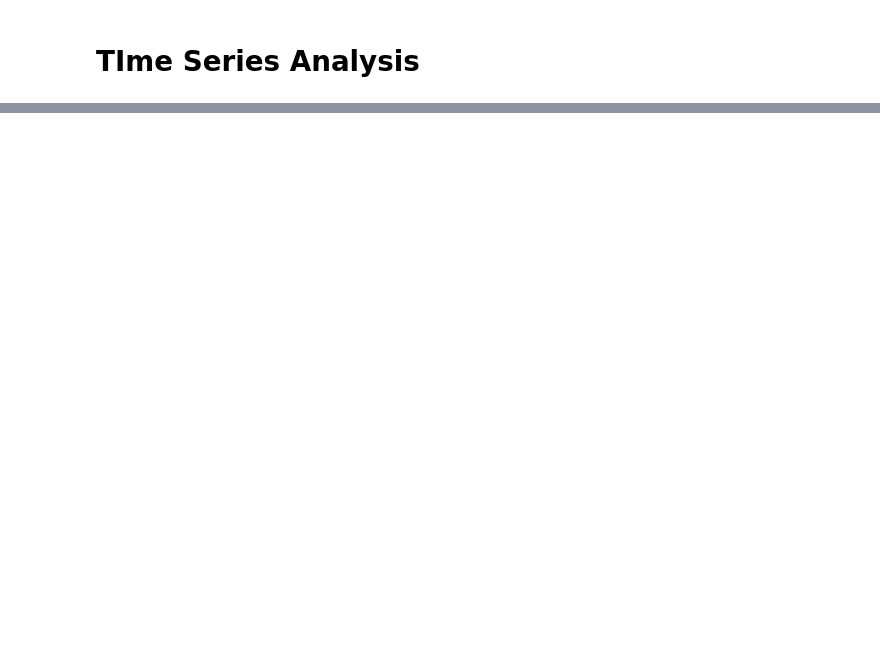
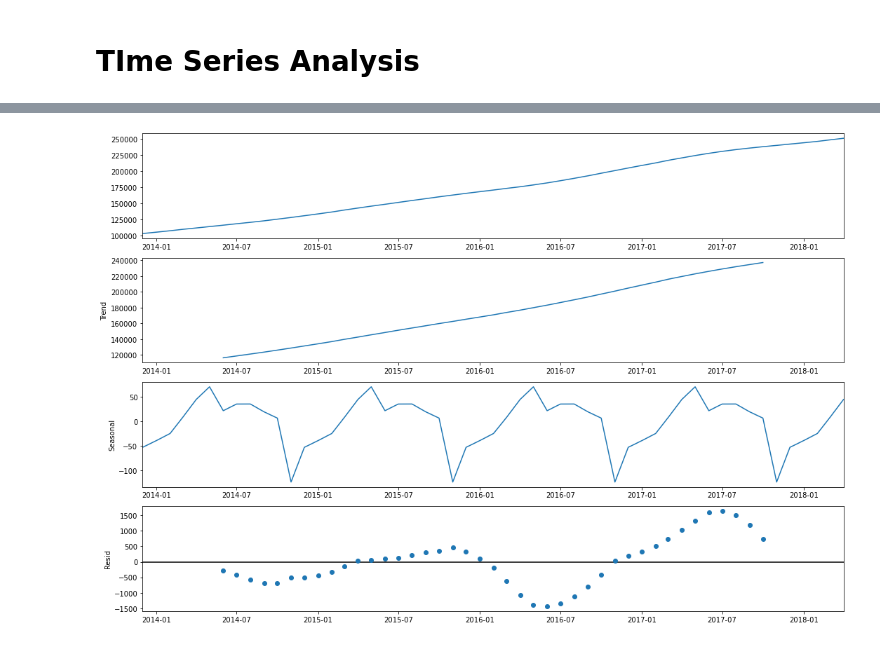
Before and after one commit to fivearm/Phase_4_Project, a Jupyter notebook: check.ipynb, the cells around one changed output, grey strips where cells are left out. Cells and saved outputs as stored; diff of their text form; code cells hidden in the pictures; blank space fills up the shorter version.

```diff
--- a/check.ipynb
+++ b/check.ipynb
@@ -485,0 +380,4 @@ look-up table. The actual p-value is smaller than the p-value returned.
+# %%
+seasonal_plot(denver, window=12, X = 15, y = 10)
+# %% [output]
+[figure, added]
```
Also changed, not shown: parts of 44 cells of this notebook.
